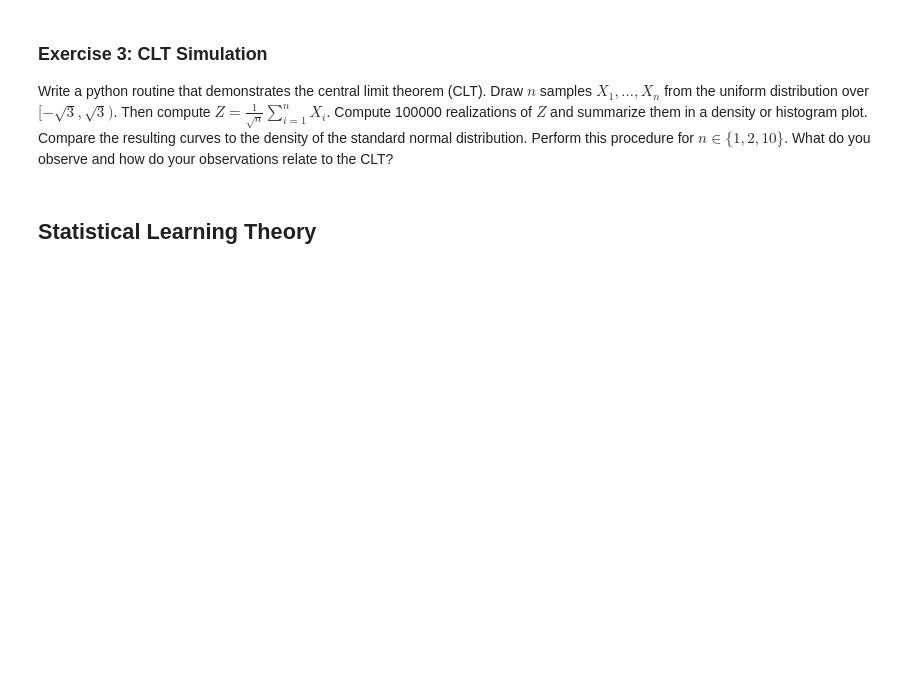
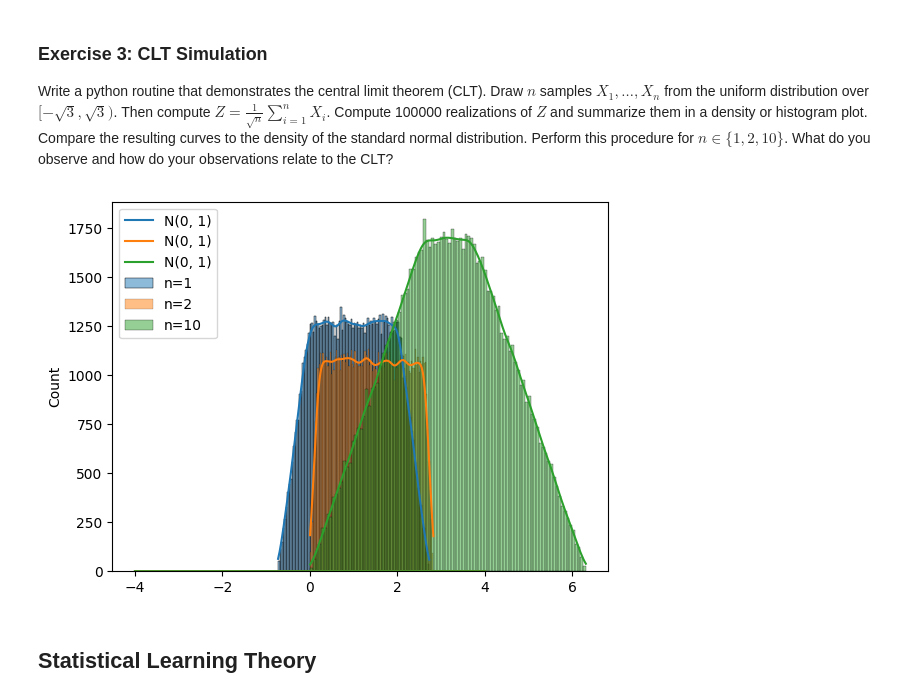
Before and after one commit to meier108/MasterAI_2, a Jupyter notebook: ML_advanced/A1_exercise.ipynb, the cells around one changed output. Drawn from its saved outputs; the diff is of its cells as text; code cells hidden in the pictures; blank space fills up the shorter version.

```diff
--- a/ML_advanced/A1_exercise.ipynb
+++ b/ML_advanced/A1_exercise.ipynb
@@ -107,12 +107,31 @@ What do you observe and how do your observations relate to the CLT?
 # %%
 import numpy as np
 import matplotlib.pyplot as plt
 import seaborn as sns
 import scipy
 
 %matplotlib inline
 
 ########## YOUR SOLUTION HERE ##########
+
+def CLT(n):
+    sample_means = []
+    for i in range(100000):
+        samples = np.random.uniform((-np.sqrt(3), np.sqrt(3)), n)
+        z = 1 / np.sqrt(n) * (sum(samples))
+        sample_means.append(z)
+    return sample_means
+
+n = {1, 2, 10}
+
+for i in n:
+    sample_means = CLT(i)
+    sns.histplot(sample_means, bins=100, kde=True, label=f'n={i}')
+    plt.plot(np.linspace(-4, 4, 1000), scipy.stats.norm.pdf(np.linspace(-4, 4, 1000), 0, 1), label='N(0, 1)')
+plt.legend()
+plt.show()
+# %% [output]
+[figure, added]
 # %% [markdown]
 ## Statistical Learning Theory
 # %% [markdown]
```
Also changed, not shown: parts of 2 cells of this notebook.
